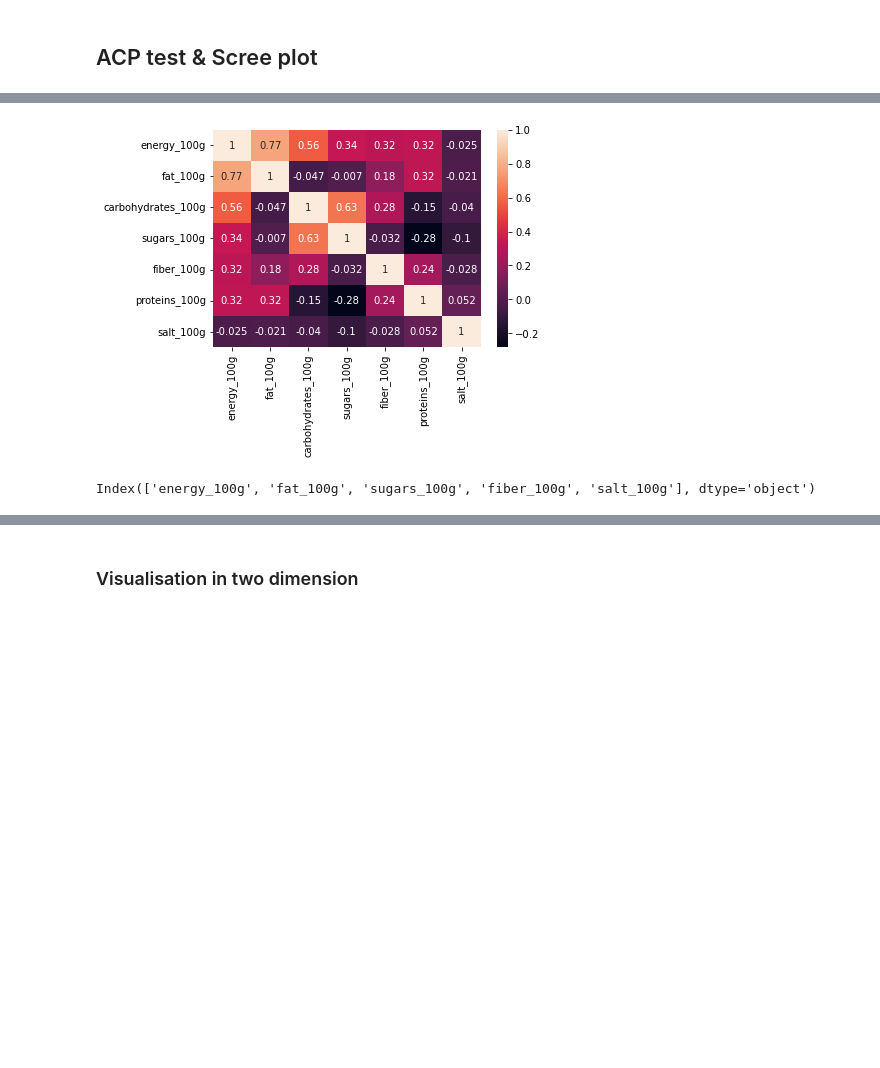
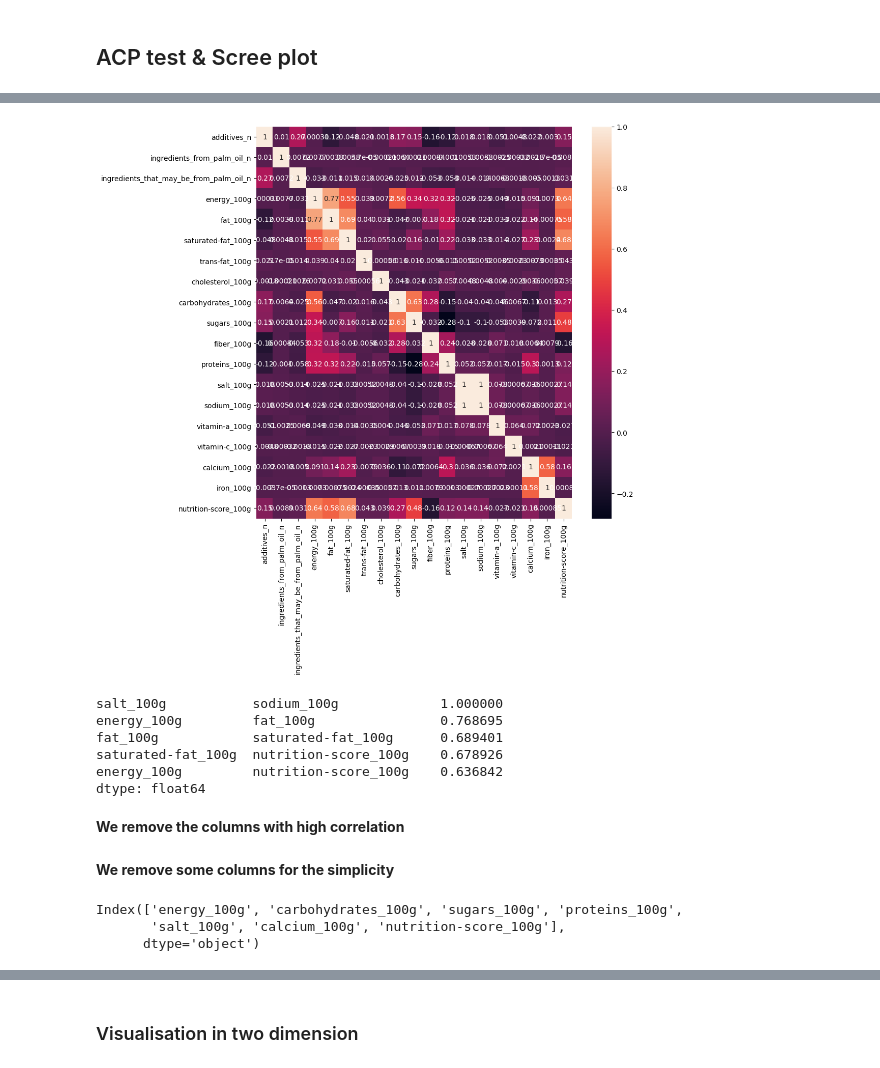
Before and after one commit to santra11/Sante-Paris2021, a Jupyter notebook: Sante-Public Paris.ipynb, the cells around one changed output, grey strips where cells are left out. Cells and saved outputs as stored; diff of their text form; code cells hidden in the pictures; blank space fills up the shorter version.

```diff
--- a/Sante-Public Paris.ipynb
+++ b/Sante-Public Paris.ipynb
@@ -280,2 +291,5 @@ plt.savefig("barplot1.png")
 # %%
 data.to_csv('food.csv', index=False)
+# %%
+df=pd.read_csv('food.csv')
+df.head()
@@ -404,8 +524,5 @@ Text(0.5, 1.0, 'Stripplot pour nutriscore/calcium')
 # %% [markdown]
 ## ACP test & Scree plot
-# %%
-df = data.drop(columns=['product_name', 'countries', 'ingredients_text', 'serving_size', 'additives_n',
-                        'ingredients_from_palm_oil_n', 'ingredients_that_may_be_from_palm_oil_n',
-       'additives', 'additives_tags', 'additives_fr', 'nutritiongrade', 'sodium_100g',
-       'pnns_groups_1', 'pnns_groups_2', 'states', 'states_tags', 'states_fr',
-       'main_category', 'main_category_fr', 'nutrition-score_100g', 'saturated-fat_100g', 'trans-fat_100g', 'vitamin-c_100g', 'calcium_100g', 'iron_100g', 'vitamin-a_100g', 'cholesterol_100g'])
+# %%
+df = df._get_numeric_data()
+df.head()
@@ -412,10 +546,5 @@ df = data.drop(columns=['product_name', 'countries', 'ingredients_text', 'servin
 # %%
+plt.figure(figsize =(10 ,10))
 sns.heatmap(df.corr(), annot = True);
 # %% [output]
-[figure, old version]
+[figure, new version]
-# %%
-df = df.drop(columns=['carbohydrates_100g', 'proteins_100g'])
-df = df.fillna(0)
-df.columns
-# %% [output]
-Index(['energy_100g', 'fat_100g', 'sugars_100g', 'fiber_100g', 'salt_100g'], dtype='object')
@@ -421,0 +561,11 @@ Index(['energy_100g', 'fat_100g', 'sugars_100g', 'fiber_100g', 'salt_100g'], dty
+# %%
+sol.head()
+# %% [output]
+salt_100g           sodium_100g             1.000000
+energy_100g         fat_100g                0.768695
+fat_100g            saturated-fat_100g      0.689401
+saturated-fat_100g  nutrition-score_100g    0.678926
+energy_100g         nutrition-score_100g    0.636842
+dtype: float64
+# %% [markdown]
+**We remove the columns with high correlation**
@@ -421,0 +574,2 @@ Index(['energy_100g', 'fat_100g', 'sugars_100g', 'fiber_100g', 'salt_100g'], dty
+# %% [markdown]
+**We remove some columns for the simplicity**
@@ -422 +580,8 @@ Index(['energy_100g', 'fat_100g', 'sugars_100g', 'fiber_100g', 'salt_100g'], dty
+# %%
+dg=dg.fillna(0)
+dg.columns
+# %% [output]
+Index(['energy_100g', 'carbohydrates_100g', 'sugars_100g', 'proteins_100g',
+       'salt_100g', 'calcium_100g', 'nutrition-score_100g'],
+      dtype='object')
 # %%
```
Also changed, not shown: parts of 76 cells of this notebook.
